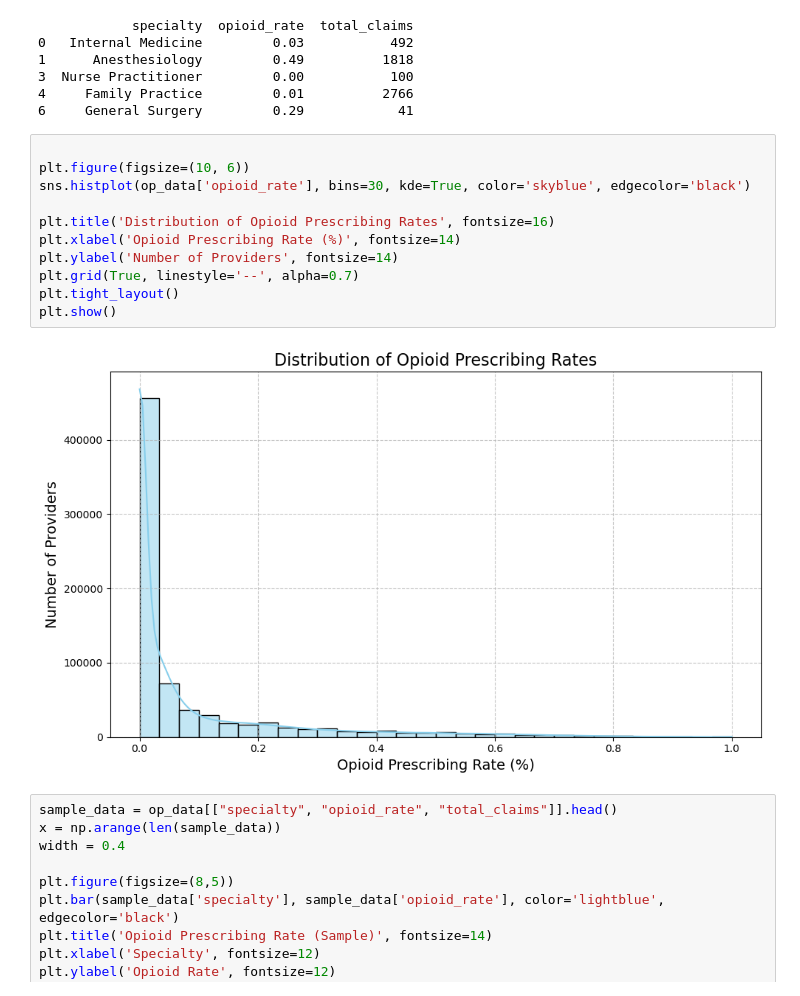
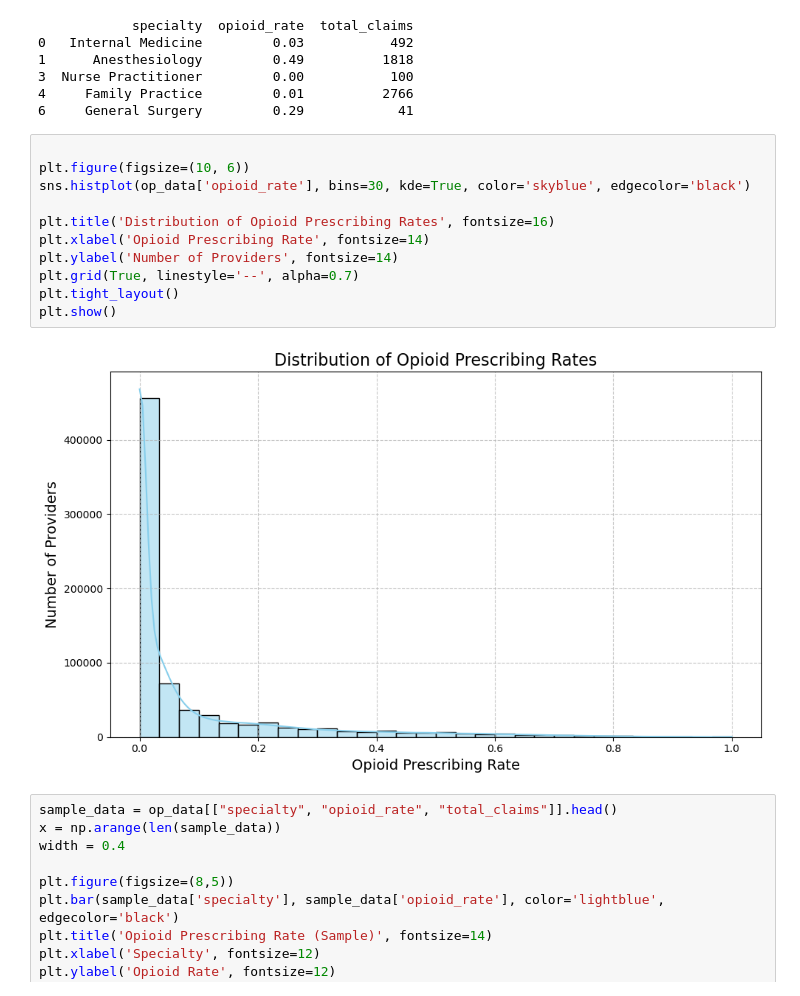
Before and after one commit to srak71/8660-GroupProject, a Jupyter notebook: OP-HIMSS-EDA.ipynb, the cells around one changed output. Saved outputs shown, nothing was run; the diff lists cells and outputs as text.

Commit message:
added relavent plots

```diff
--- a/OP-HIMSS-EDA.ipynb
+++ b/OP-HIMSS-EDA.ipynb
@@ -59,16 +59,16 @@ print(op_data[["specialty", "opioid_rate", "total_claims"]].head())
 # %%
 
 plt.figure(figsize=(10, 6))
 sns.histplot(op_data['opioid_rate'], bins=30, kde=True, color='skyblue', edgecolor='black')
 
 plt.title('Distribution of Opioid Prescribing Rates', fontsize=16)
-plt.xlabel('Opioid Prescribing Rate (%)', fontsize=14)
+plt.xlabel('Opioid Prescribing Rate', fontsize=14)
 plt.ylabel('Number of Providers', fontsize=14)
 plt.grid(True, linestyle='--', alpha=0.7)
 plt.tight_layout()
 plt.show()
 # %% [output]
-[figure, old version]
+[figure, new version]
 # %%
 sample_data = op_data[["specialty", "opioid_rate", "total_claims"]].head()
 x = np.arange(len(sample_data))
```
Also changed, not shown: parts of 6 cells of this notebook.
